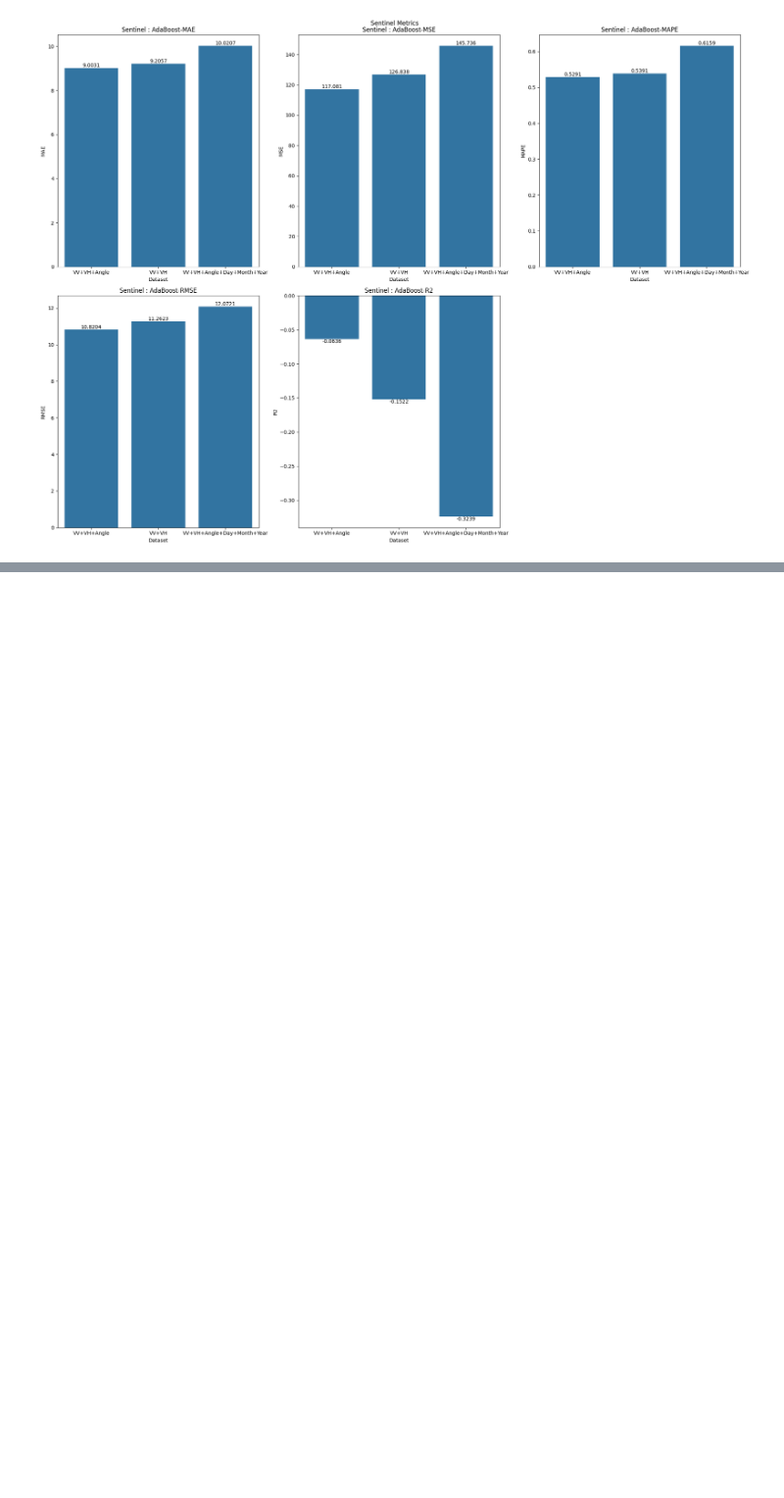
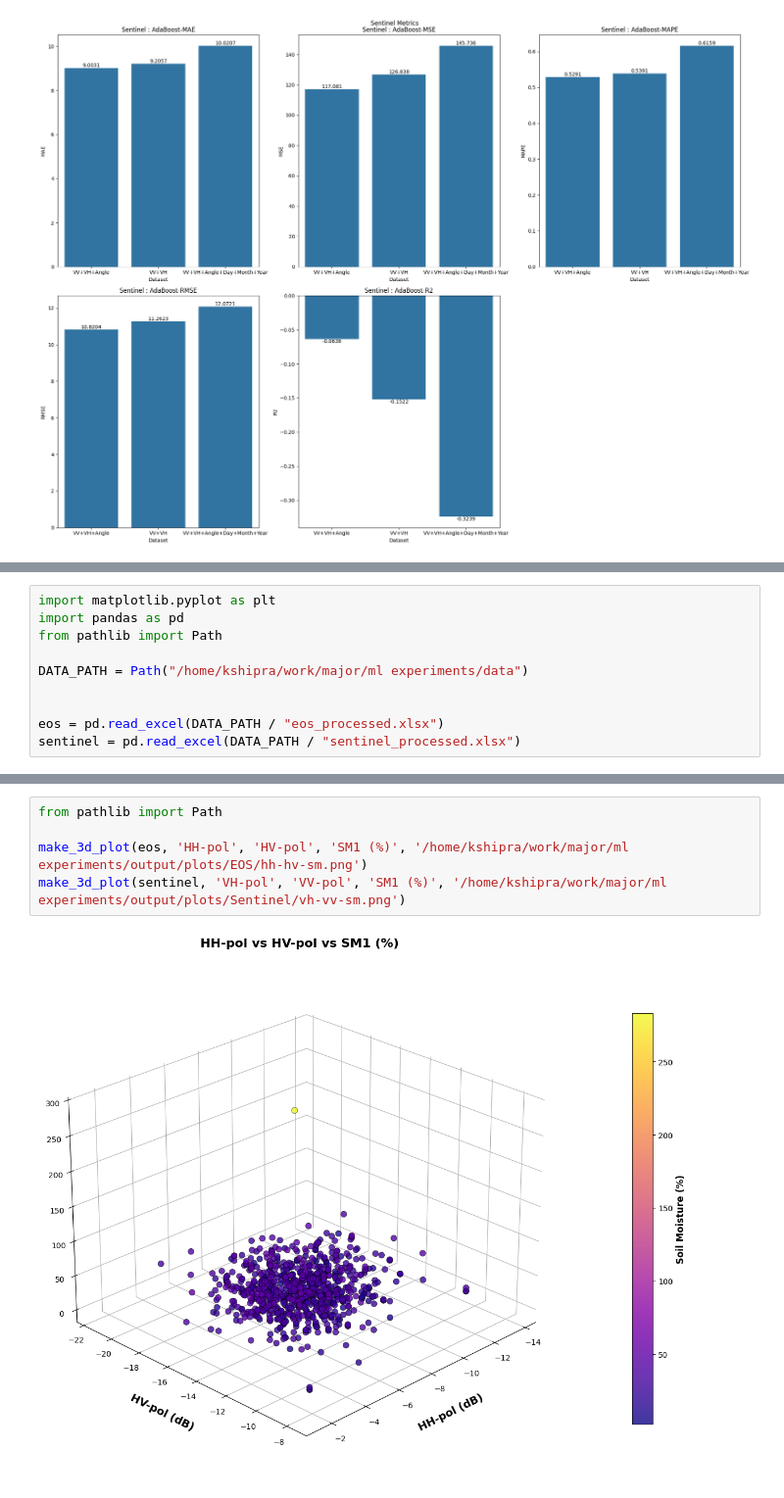
Before and after one commit to kshipra-jadav/major-2-experiments, a Jupyter notebook: code/results_vis.ipynb, the cells around one changed output, grey strips where cells are left out. Shown at 98% size. Drawn from its saved outputs; the diff is of its cells as text; blank space fills up the shorter version.

Commit message:
add visualizations of 3d plots

```diff
--- a/code/results_vis.ipynb
+++ b/code/results_vis.ipynb
@@ -96,0 +99,10 @@ dataframe_to_plots("Sentinel")
+# %%
+import matplotlib.pyplot as plt
+import pandas as pd
+from pathlib import Path
+
+DATA_PATH = Path("/home/kshipra/work/major/ml experiments/data")
+
+
+eos = pd.read_excel(DATA_PATH / "eos_processed.xlsx")
+sentinel = pd.read_excel(DATA_PATH / "sentinel_processed.xlsx")
@@ -96,0 +164,7 @@ dataframe_to_plots("Sentinel")
+# %%
+from pathlib import Path
+
+make_3d_plot(eos, 'HH-pol', 'HV-pol', 'SM1 (%)', '/home/kshipra/work/major/ml experiments/output/plots/EOS/hh-hv-sm.png')
+make_3d_plot(sentinel, 'VH-pol', 'VV-pol', 'SM1 (%)', '/home/kshipra/work/major/ml experiments/output/plots/Sentinel/vh-vv-sm.png')
+# %% [output]
+[figure, added]
```
Also changed, not shown: parts of 3 cells of this notebook, 4 other files.
